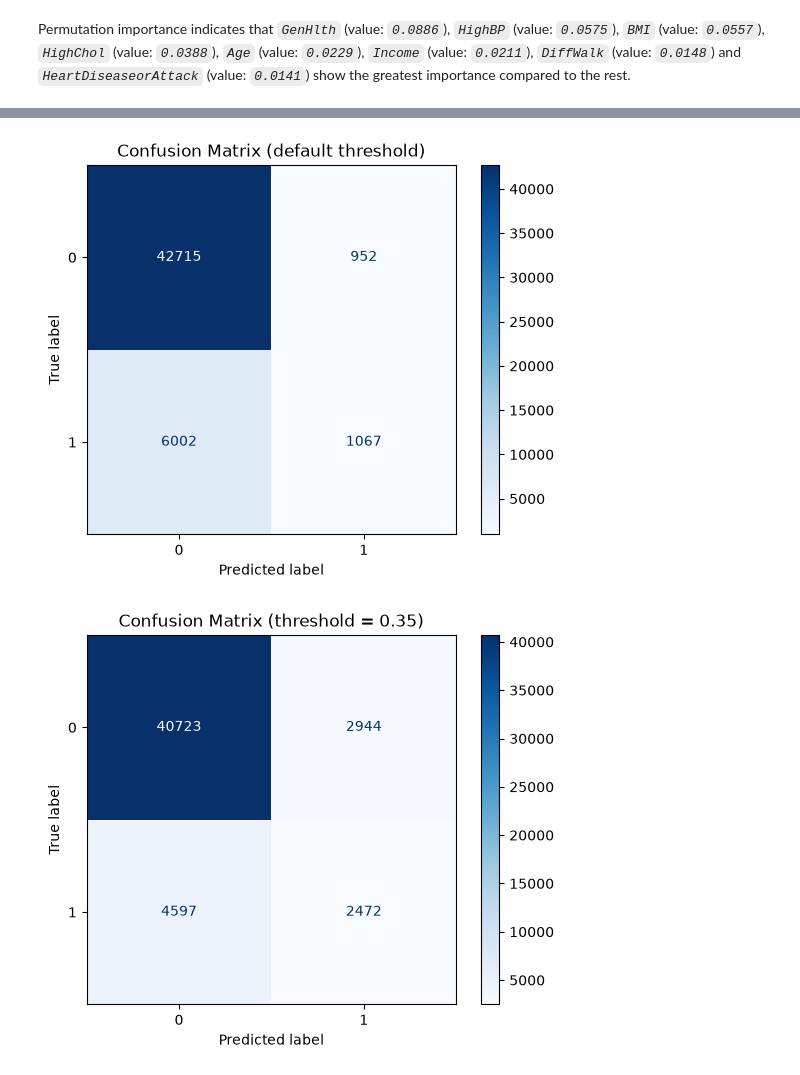
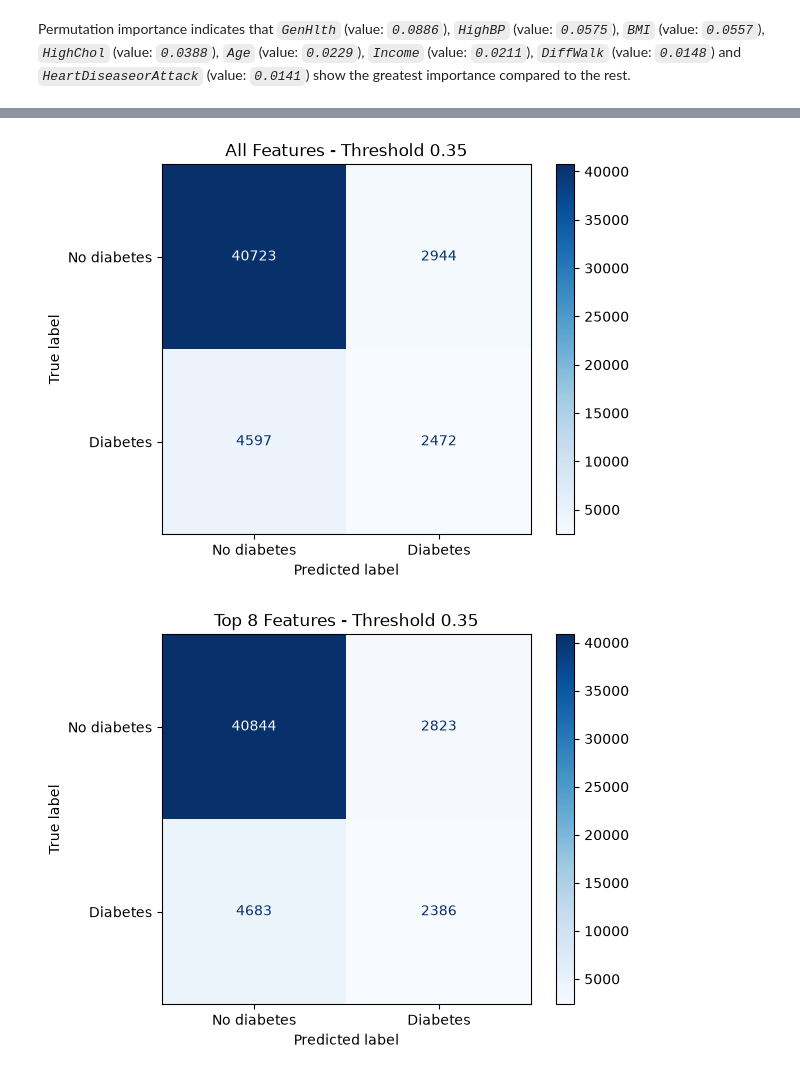
Before and after one commit to MustBeViable/DatanKasittely, a Jupyter notebook: Diabetes-machine-learn-project.ipynb, the cells around one changed output, grey strips where cells are left out. Saved outputs shown, nothing was run; the diff lists cells and outputs as text; code cells hidden in the pictures.

Commit message:
add confusion matrises for top8 and top 5

```diff
--- a/Diabetes-machine-learn-project.ipynb
+++ b/Diabetes-machine-learn-project.ipynb
@@ -322,23 +430,50 @@ Permutation importance indicates that *`GenHlth`* (value: *`0.0886`*), *`HighBP`
 # %%
-cm = confusion_matrix(y_test, y_pred)
+threshold = 0.35
 
-disp = ConfusionMatrixDisplay(confusion_matrix=cm)
-disp.plot(cmap="Blues")
-plt.title("Confusion Matrix (default threshold)")
+
+# All features
+y_prob_all = logistic_model_all.predict_proba(X_test)[:, 1]
+y_pred_all_035 = (y_prob_all >= threshold).astype(int)
+
+cm_all = confusion_matrix(y_test, y_pred_all_035)
+
+ConfusionMatrixDisplay(
+    confusion_matrix=cm_all,
+    display_labels=["No diabetes", "Diabetes"]
+).plot(cmap="Blues")
+
+plt.title("All Features - Threshold 0.35")
 plt.show()
 
 
-y_prob = logistic_model_all.predict_proba(X_test)[:, 1]
+# Top 8
+y_prob_top8 = logistic_model_top8.predict_proba(X_test_top8)[:, 1]
+y_pred_top8_035 = (y_prob_top8 >= threshold).astype(int)
 
-threshold = 0.35
-y_pred_new = (y_prob >= threshold).astype(int)
+cm_top8 = confusion_matrix(y_test_top8, y_pred_top8_035)
 
-cm2 = confusion_matrix(y_test, y_pred_new)
+ConfusionMatrixDisplay(
+    confusion_matrix=cm_top8,
+    display_labels=["No diabetes", "Diabetes"]
+).plot(cmap="Blues")
 
-disp2 = ConfusionMatrixDisplay(confusion_matrix=cm2)
-disp2.plot(cmap="Blues")
-plt.title("Confusion Matrix (threshold = 0.35)")
+plt.title("Top 8 Features - Threshold 0.35")
 plt.show()
+
+
+# Top 5
+y_prob_top5 = logistic_model_top5.predict_proba(X_test_top5)[:, 1]
+y_pred_top5_035 = (y_prob_top5 >= threshold).astype(int)
+
+cm_top5 = confusion_matrix(y_test_top5, y_pred_top5_035)
+
+ConfusionMatrixDisplay(
+    confusion_matrix=cm_top5,
+    display_labels=["No diabetes", "Diabetes"]
+).plot(cmap="Blues")
+
+plt.title("Top 5 Features - Threshold 0.35")
+plt.show()
 # %% [output]
-[figure, old version]
+[figure, new version]
-[figure, old version]
+[figure, new version]
```
Also changed, not shown: parts of 3 cells of this notebook.
